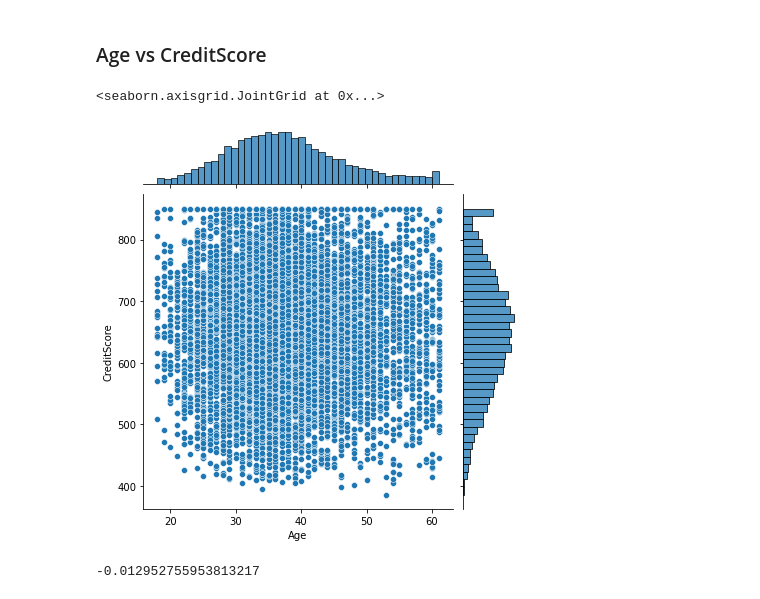
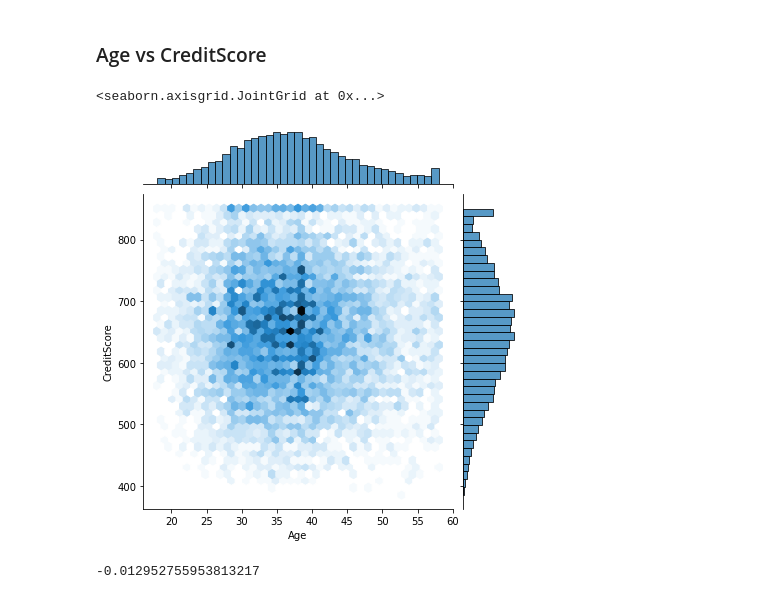
Before and after one commit to manujjoshi/Assignments, a Jupyter notebook: Churn_Modeling_Assignment.ipynb, the cells around one changed output. Saved outputs shown, nothing was run; the diff lists cells and outputs as text; code cells hidden in the pictures.

```diff
--- a/Churn_Modeling_Assignment.ipynb
+++ b/Churn_Modeling_Assignment.ipynb
@@ -500,10 +500,10 @@ p_value # p-value < .05 ---- accept alternate hypothesis
 # %% [markdown]
 ###  Age vs CreditScore
 # %%
-sns.jointplot('Age','CreditScore',data=data)
+sns.jointplot('Age','CreditScore',data=data,kind='hex')
 # %% [output]
 <seaborn.axisgrid.JointGrid at 0x...>
-[figure, old version]
+[figure, new version]
 # %%
 from scipy.stats import pearsonr
 
```
Also changed, not shown: parts of 75 cells of this notebook.
